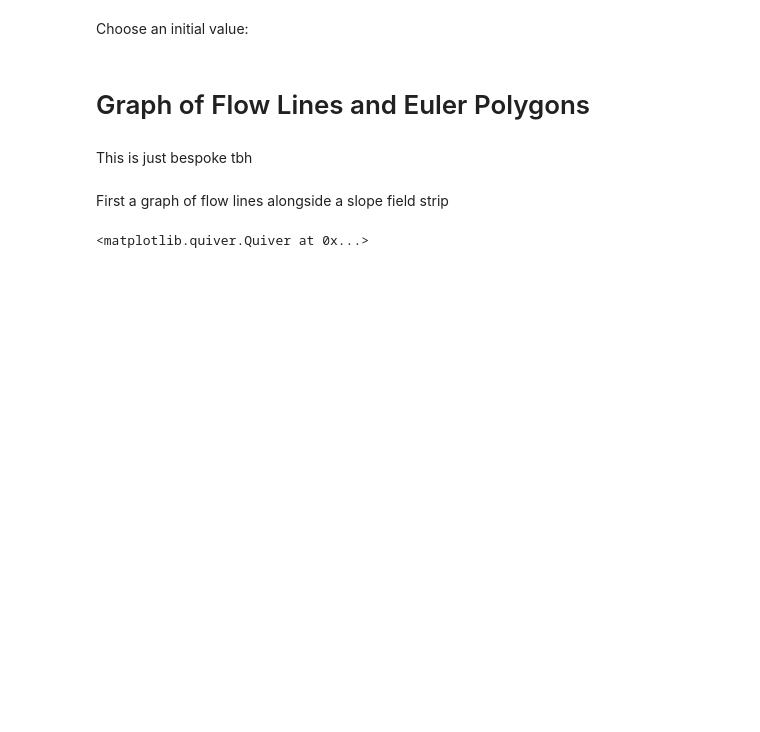
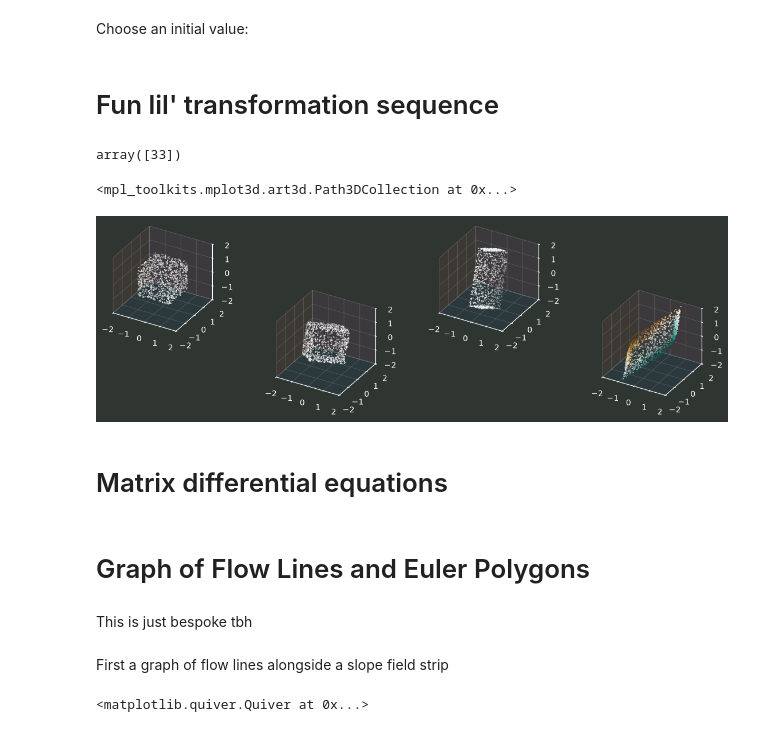
Before and after one commit to 3257077517-collab/Team17, a Jupyter notebook: report/notes.ipynb, the cells around one changed output. Cells and saved outputs as stored; diff of their text form; code cells hidden in the pictures; blank space fills up the shorter version.

```diff
--- a/report/notes.ipynb
+++ b/report/notes.ipynb
@@ -238,10 +211,10 @@ def random_O(rng: np.random.Generator, n: int):
 # %% [markdown]
 Choose an initial value:
 # %%
-rng = np.random.default_rng(0xBEEF1B01)
+rng = np.random.default_rng(0x666666)
 
-out_dim = 3
-in_dim = 4
+out_dim = 4
+in_dim = 3
 U = random_O(rng, out_dim)
 sv0s = rng.uniform(0.0, 2.0, np.minimum(in_dim, out_dim))
 V = random_O(rng, in_dim)
@@ -253,5 +226,54 @@ X0 = U @ Sigma0 @ V.T
 polar_factor_flow_fun = make_polar_factor_flow_fun(out_dim)
 polar_factor_flow_jac = make_polar_factor_flow_jac(out_dim)
 
-t_bounds = (0.0, 4.115)
-# y_bounds = (-1.25, 2.0)
+t_bounds = (0.0, 2.0)
+# %% [markdown]
+# Fun lil' transformation sequence
+# %%
+np.swapaxes([33], 0, 0)
+# %% [output]
+array([33])
+# %%
+fig: plt.Figure = plt.figure(figsize=14.4 * np.array([1.0, 2.0 / 7]))
+axd = fig.subplot_mosaic(
+    """
+AA..CC..
+AABBCCDD
+..BB..DD
+""",
+    subplot_kw=dict(axes_class=mplot3d.Axes3D),
+)
+
+rng = np.random.default_rng(0xABAD5EED)
+samples = np.array(
+    [
+        np.array([1.0 if rng.integers(0, 2) else -1.0, *rng.uniform(-1.0, 1.0, 2)])[
+            rng.permutation(3)
+        ]
+        for _ in range(1 << 10)
+    ]
+)
+# samples = np.array([random_hypersphere(rng, 2) for _ in range(1<<8)])
+cmap = mpl.colormaps["BrBG"]
+
+for ax in axd.values():
+    ax.set_proj_type("ortho")
+    ax.set_aspect("equal")
+    ax.set_xlim(-2.0, 2.0)
+    ax.set_ylim(-2.0, 2.0)
+    ax.set_zlim(-2.0, 2.0)
+
+points = samples.T
+size = np.exp2(-2)
+axd["A"].scatter(*points[:3], s=size, c=cmap(0.5))
+points = V.T @ points
+axd["B"].scatter(*points[:3], s=size, c=cmap(0.5))
+points = Sigma0 @ points
+axd["C"].scatter(*points[:3], s=size, c=cmap(0.5 + 0.25 * points[3]))
+points = U @ points
+axd["D"].scatter(*points[:3], s=size, c=cmap(0.5 + 0.25 * points[3]))
+# %% [output]
+<mpl_toolkits.mplot3d.art3d.Path3DCollection at 0x...>
+[figure, added]
+# %% [markdown]
+# Matrix differential equations
```
Also changed, not shown: parts of 13 cells of this notebook.
